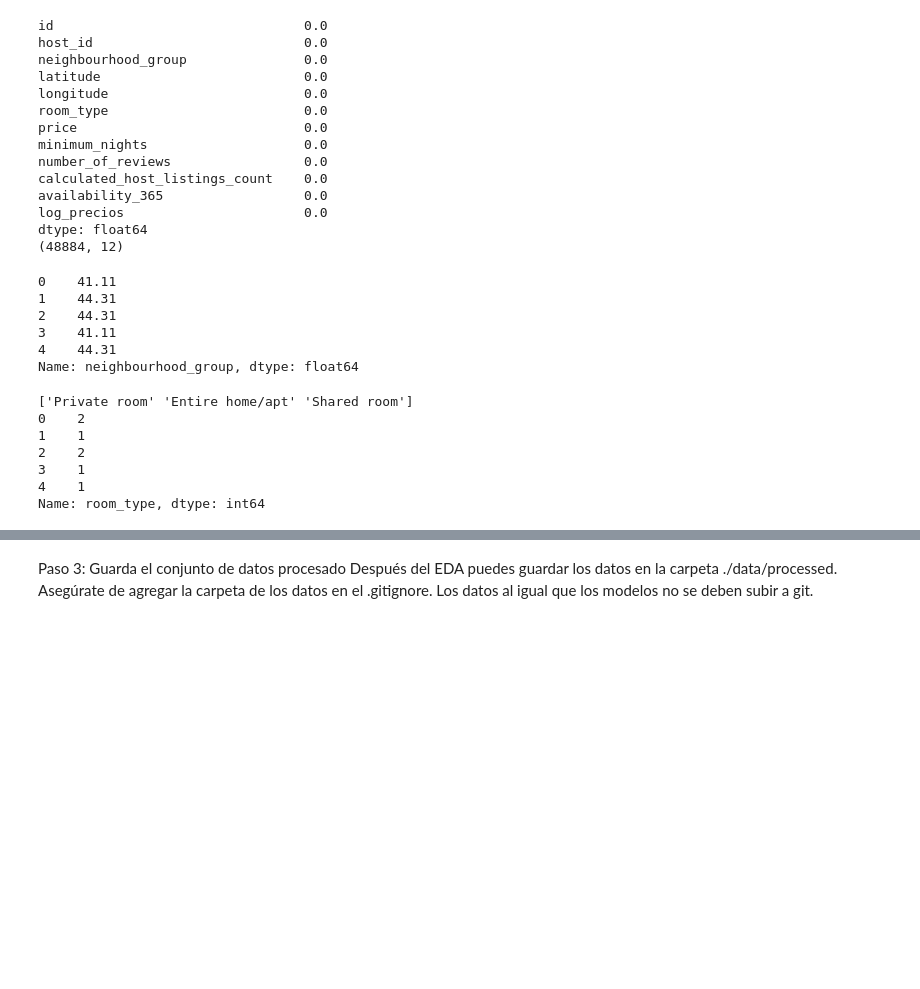
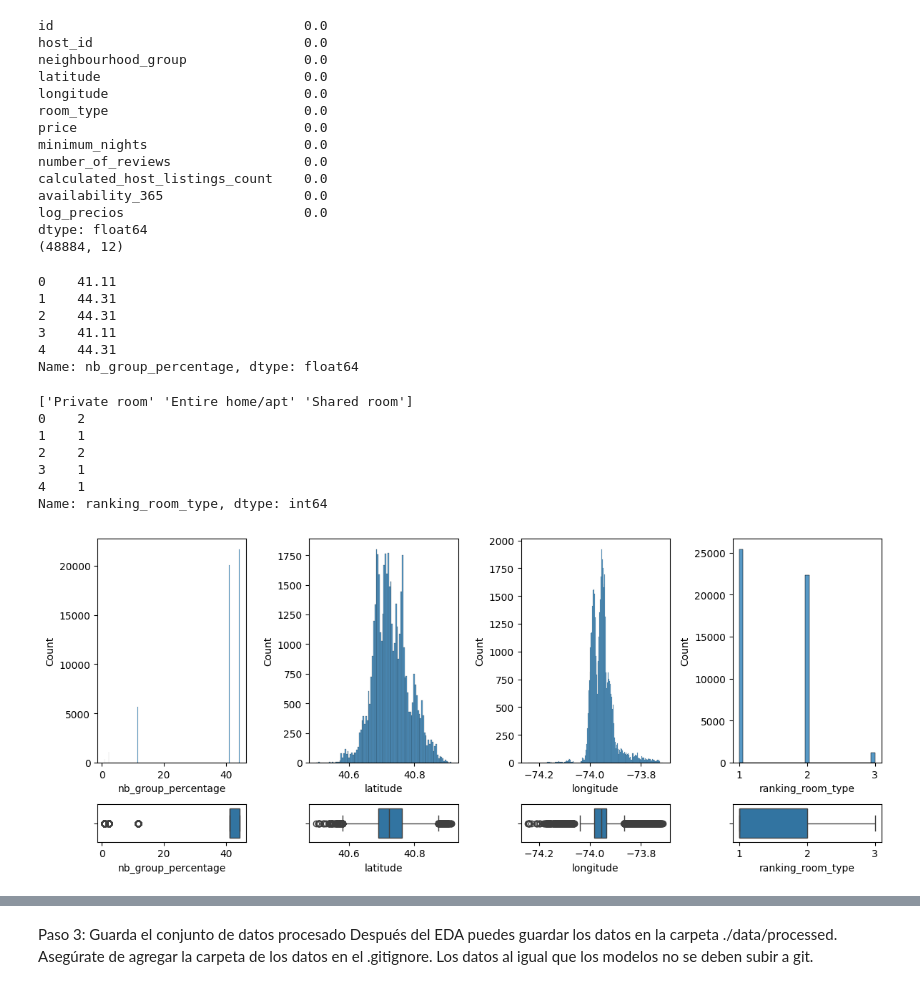
Before and after one commit to 4GeeksAcademy/pauline-EXPLORATORY-DATA-ANALYSIS, a Jupyter notebook: src/explore.ipynb, the cells around one changed output, grey strips where cells are left out. Saved outputs shown, nothing was run; the diff lists cells and outputs as text; code cells hidden in the pictures; blank space fills up the shorter version.

```diff
--- a/src/explore.ipynb
+++ b/src/explore.ipynb
@@ -223,17 +224,17 @@ dtype: float64
 frequencies_group = (df['neighbourhood_group'].value_counts())/len(df)*100
 
 # Reemplazar los valores de 'neighbourhood_group' con los porcentajes
-df['neighbourhood_group'] = df['neighbourhood_group'].map(frequencies_group).round(2)
+df['nb_group_percentage'] = df['neighbourhood_group'].map(frequencies_group).round(2)
 
 #Chequeamos :
-print(df['neighbourhood_group'].head())
+print(df['nb_group_percentage'].head())
 # %% [output]
 0    41.11
 1    44.31
 2    44.31
 3    41.11
 4    44.31
-Name: neighbourhood_group, dtype: float64
+Name: nb_group_percentage, dtype: float64
 # %%
 #room_type : hay solo 3:
 print(df['room_type'].unique())
@@ -247,10 +248,10 @@ ranking = {
     'Shared room': 3
 }
 
-df['room_type'] = df['room_type'].map(ranking)
+df['ranking_room_type'] = df['room_type'].map(ranking)
 
 #Chequeamos :
-print(df['room_type'].head())
+print(df['ranking_room_type'].head())
 # %% [output]
 ['Private room' 'Entire home/apt' 'Shared room']
 0    2
@@ -258,4 +259,24 @@ print(df['room_type'].head())
 2    2
 3    1
 4    1
-Name: room_type, dtype: int64
+Name: ranking_room_type, dtype: int64
+# %%
+# Variables numéricas:
+
+fig, axis = plt.subplots(2, 4, figsize=(12, 5), gridspec_kw={"height_ratios": [6, 1]})  # Ajustamos para que los boxplots sean más pequeños
+
+sns.histplot(ax=axis[0, 0], data=df, x="nb_group_percentage")
+sns.histplot(ax=axis[0, 1], data=df, x="latitude")
+sns.histplot(ax=axis[0, 2], data=df, x="longitude")
+sns.histplot(ax=axis[0, 3], data=df, x="ranking_room_type")
+
+sns.boxplot(ax=axis[1, 0], data=df, x="nb_group_percentage")
+sns.boxplot(ax=axis[1, 1], data=df, x="latitude")
+sns.boxplot(ax=axis[1, 2], data=df, x="longitude")
+sns.boxplot(ax=axis[1, 3], data=df, x="ranking_room_type")
+
+plt.tight_layout()
+
+plt.show()
+# %% [output]
+[figure, added]
```
Also changed, not shown: parts of 5 cells of this notebook, 1 other file.
